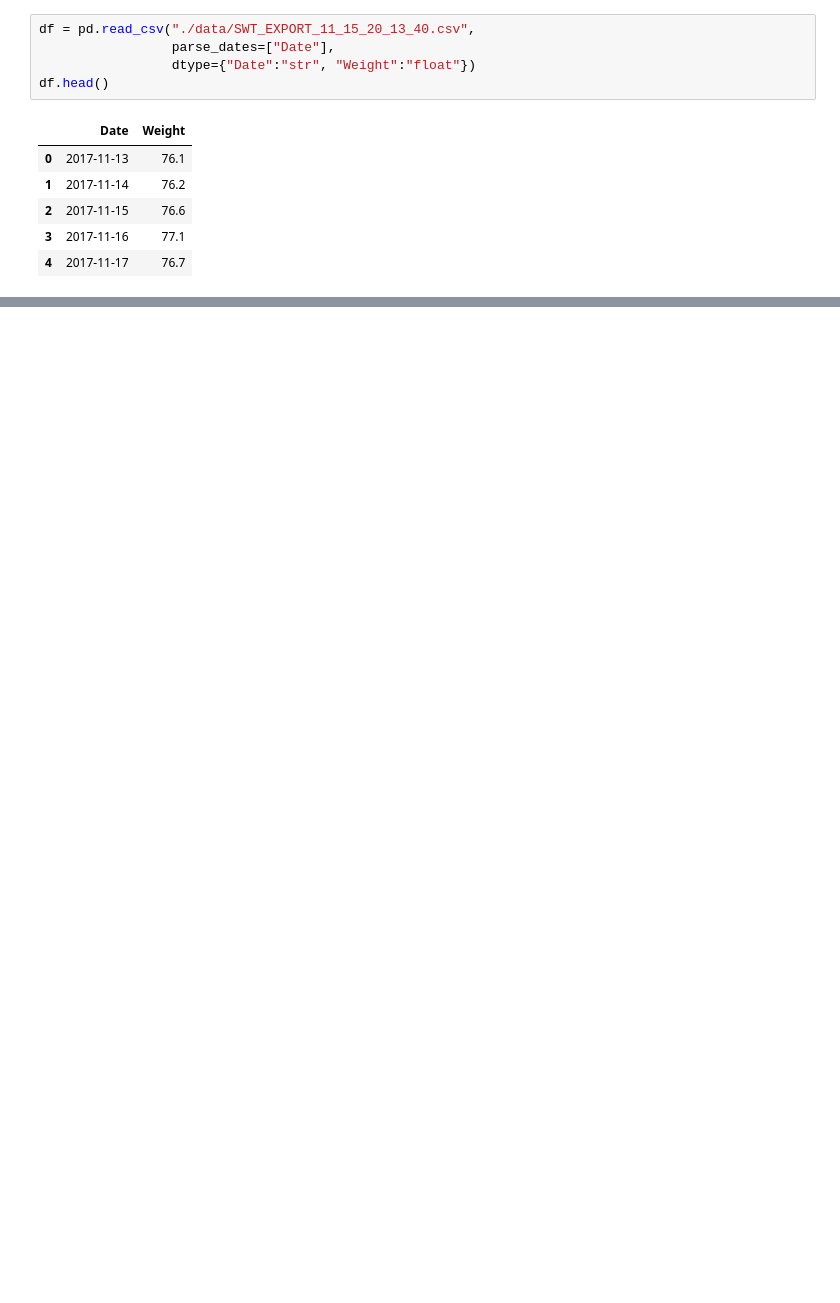
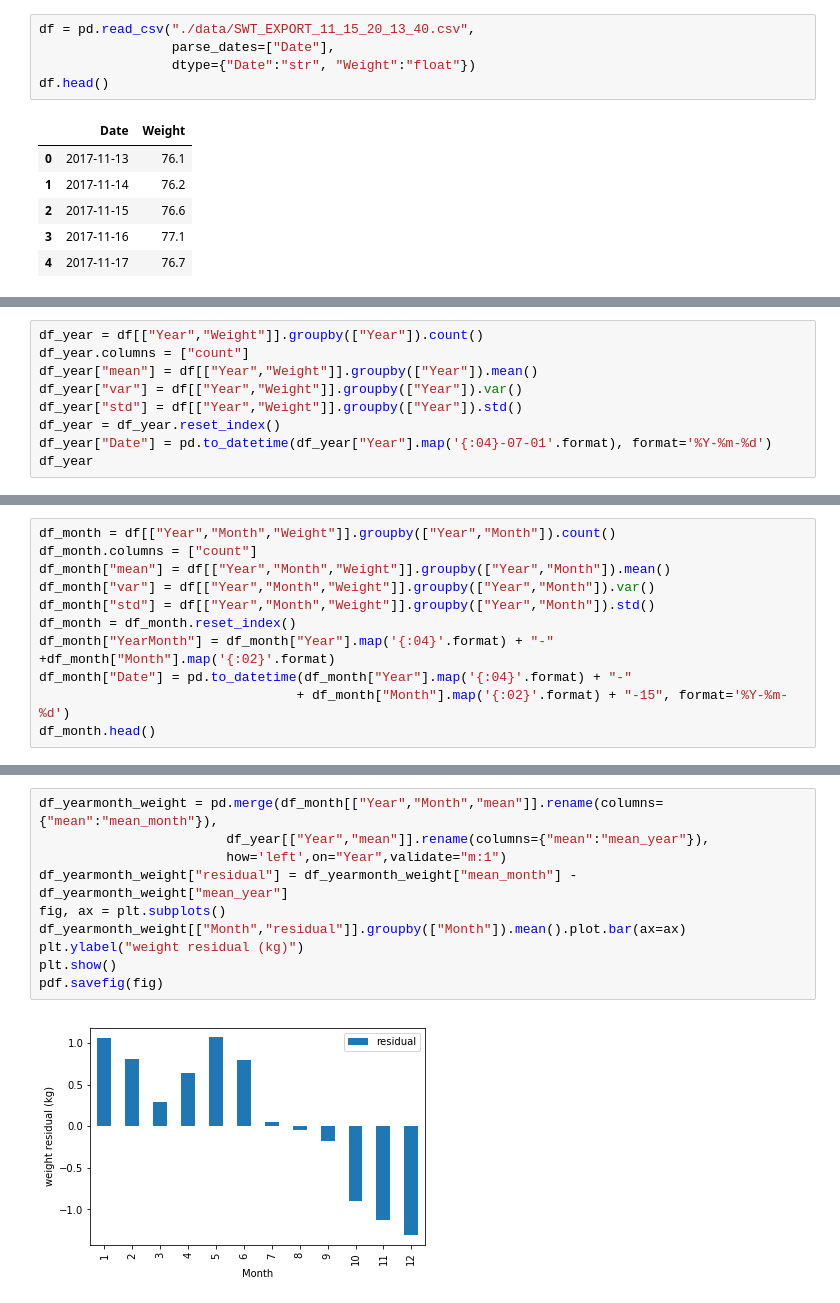
Before and after one commit to mt82/Peso, a Jupyter notebook: PyPeso.ipynb, the cells around one changed output, grey strips where cells are left out. Cells and saved outputs as stored; diff of their text form; blank space fills up the shorter version.

```diff
--- a/PyPeso.ipynb
+++ b/PyPeso.ipynb
@@ -148,0 +50,9 @@ plt.show()
+# %%
+df_year = df[["Year","Weight"]].groupby(["Year"]).count()
+df_year.columns = ["count"]
+df_year["mean"] = df[["Year","Weight"]].groupby(["Year"]).mean()
+df_year["var"] = df[["Year","Weight"]].groupby(["Year"]).var()
+df_year["std"] = df[["Year","Weight"]].groupby(["Year"]).std()
+df_year = df_year.reset_index()
+df_year["Date"] = pd.to_datetime(df_year["Year"].map('{:04}-07-01'.format), format='%Y-%m-%d')
+df_year
@@ -148,0 +65,11 @@ plt.show()
+# %%
+df_month = df[["Year","Month","Weight"]].groupby(["Year","Month"]).count()
+df_month.columns = ["count"]
+df_month["mean"] = df[["Year","Month","Weight"]].groupby(["Year","Month"]).mean()
+df_month["var"] = df[["Year","Month","Weight"]].groupby(["Year","Month"]).var()
+df_month["std"] = df[["Year","Month","Weight"]].groupby(["Year","Month"]).std()
+df_month = df_month.reset_index()
+df_month["YearMonth"] = df_month["Year"].map('{:04}'.format) + "-" +df_month["Month"].map('{:02}'.format)
+df_month["Date"] = pd.to_datetime(df_month["Year"].map('{:04}'.format) + "-"
+                                 + df_month["Month"].map('{:02}'.format) + "-15", format='%Y-%m-%d')
+df_month.head()
@@ -148,0 +102,12 @@ plt.show()
+# %%
+df_yearmonth_weight = pd.merge(df_month[["Year","Month","mean"]].rename(columns={"mean":"mean_month"}),
+                        df_year[["Year","mean"]].rename(columns={"mean":"mean_year"}),
+                        how='left',on="Year",validate="m:1")
+df_yearmonth_weight["residual"] = df_yearmonth_weight["mean_month"] - df_yearmonth_weight["mean_year"]
+fig, ax = plt.subplots()
+df_yearmonth_weight[["Month","residual"]].groupby(["Month"]).mean().plot.bar(ax=ax)
+plt.ylabel("weight residual (kg)")
+plt.show()
+pdf.savefig(fig)
+# %% [output]
+[figure, added]
```
Also changed, not shown: parts of 38 cells of this notebook.
